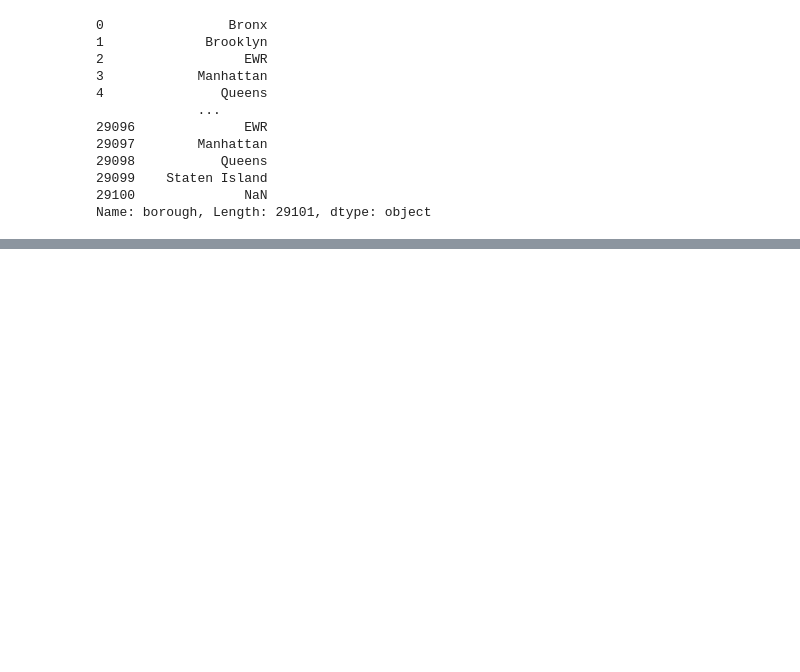
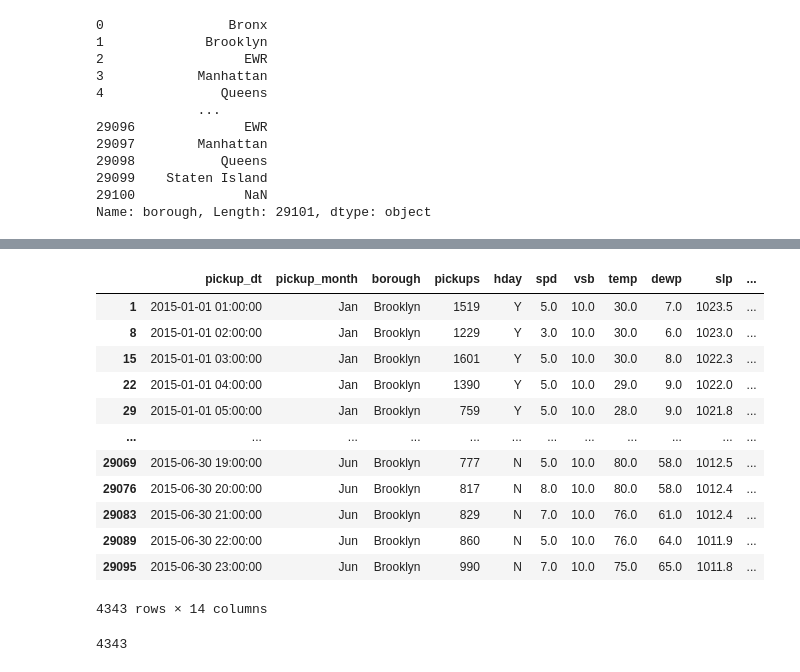
Before and after one commit to SHagitov/Study, a Jupyter notebook: Python/Data.ipynb, the cells around one changed output, grey strips where cells are left out. Saved outputs shown, nothing was run; the diff lists cells and outputs as text; code cells hidden in the pictures; blank space fills up the shorter version.

```diff
--- a/Python/Data.ipynb
+++ b/Python/Data.ipynb
@@ -375,0 +433,20 @@ Name: borough, Length: 29101, dtype: object
+# %%
+taxi.query('borough == "Brooklyn"')
+# %% [output]
+|  | pickup_dt | pickup_month | borough | pickups | hday | spd | vsb | temp | dewp | slp | ... |
+| 1 | 2015-01-01 01:00:00 | Jan | Brooklyn | 1519 | Y | 5.0 | 10.0 | 30.0 | 7.0 | 1023.5 | ... |
+| 8 | 2015-01-01 02:00:00 | Jan | Brooklyn | 1229 | Y | 3.0 | 10.0 | 30.0 | 6.0 | 1023.0 | ... |
+| 15 | 2015-01-01 03:00:00 | Jan | Brooklyn | 1601 | Y | 5.0 | 10.0 | 30.0 | 8.0 | 1022.3 | ... |
+| 22 | 2015-01-01 04:00:00 | Jan | Brooklyn | 1390 | Y | 5.0 | 10.0 | 29.0 | 9.0 | 1022.0 | ... |
+| 29 | 2015-01-01 05:00:00 | Jan | Brooklyn | 759 | Y | 5.0 | 10.0 | 28.0 | 9.0 | 1021.8 | ... |
+| ... | ... | ... | ... | ... | ... | ... | ... | ... | ... | ... | ... |
+| 29069 | 2015-06-30 19:00:00 | Jun | Brooklyn | 777 | N | 5.0 | 10.0 | 80.0 | 58.0 | 1012.5 | ... |
+| 29076 | 2015-06-30 20:00:00 | Jun | Brooklyn | 817 | N | 8.0 | 10.0 | 80.0 | 58.0 | 1012.4 | ... |
+| 29083 | 2015-06-30 21:00:00 | Jun | Brooklyn | 829 | N | 7.0 | 10.0 | 76.0 | 61.0 | 1012.4 | ... |
+| 29089 | 2015-06-30 22:00:00 | Jun | Brooklyn | 860 | N | 5.0 | 10.0 | 76.0 | 64.0 | 1011.9 | ... |
+| 29095 | 2015-06-30 23:00:00 | Jun | Brooklyn | 990 | N | 7.0 | 10.0 | 75.0 | 65.0 | 1011.8 | ... |
+4343 rows × 14 columns
+# %%
+taxi.query('borough == "Brooklyn"').shape[0]
+# %% [output]
+4343
```
Also changed, not shown: parts of 57 cells of this notebook.
